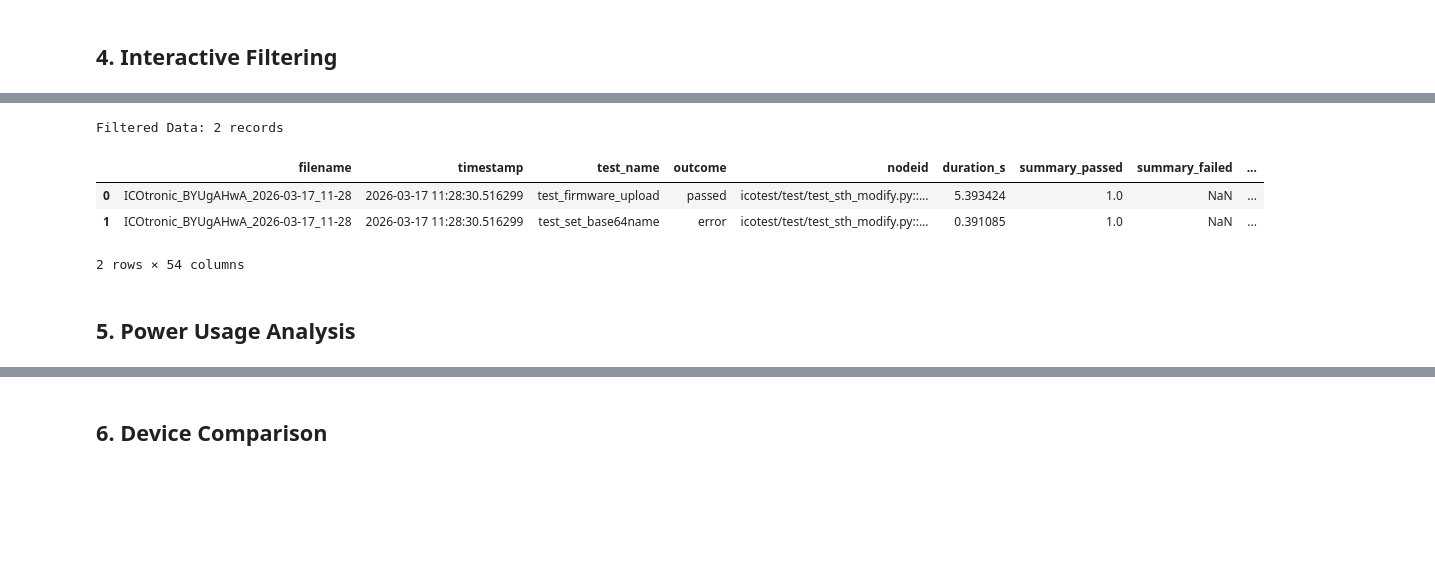
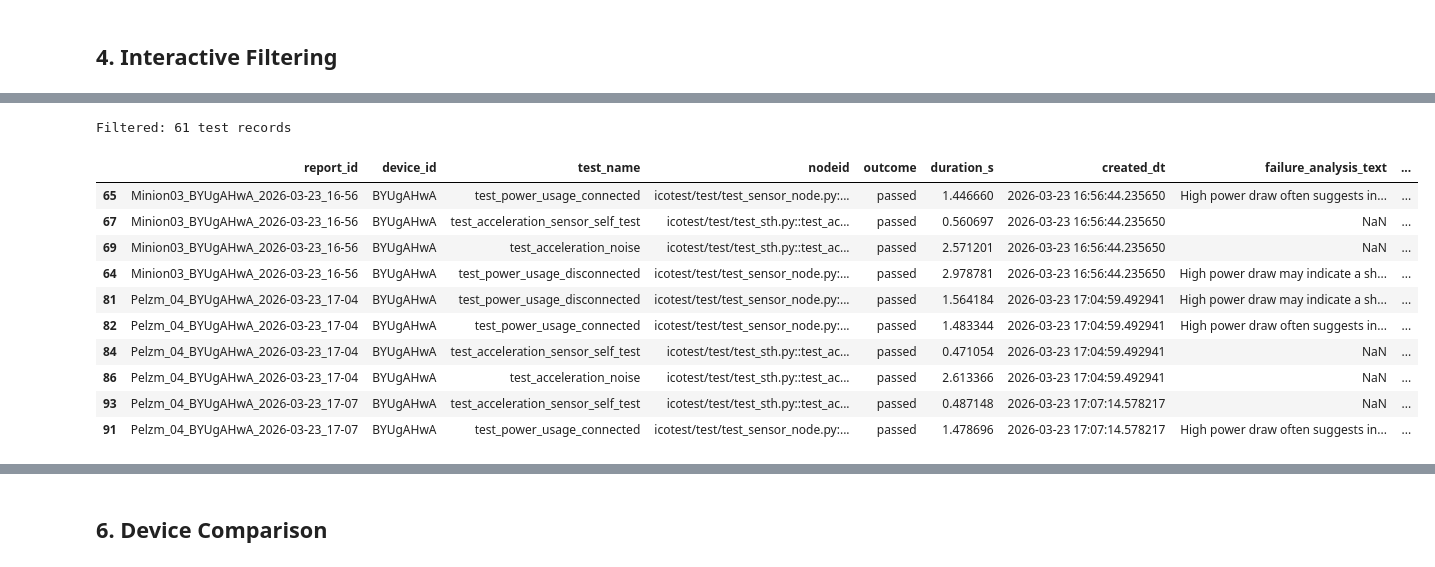
Before and after one commit to MyTooliT/ICOtest, a Jupyter notebook: notebooks/test_analysis.ipynb, the cells around one changed output, grey strips where cells are left out. Cells and saved outputs as stored; diff of their text form; code cells hidden in the pictures; blank space fills up the shorter version.

Commit message:
fix: handle base64 device names and utf8 gui output

```diff
--- a/notebooks/test_analysis.ipynb
+++ b/notebooks/test_analysis.ipynb
@@ -188,0 +228,20 @@ Columns: ['filename', 'timestamp', 'test_name', 'outcome', 'nodeid', 'duration_s
+# %%
+# Initialize data loader and load all reports
+loader = TestDataLoader()
+
+num_files = loader.find_reports()
+num_reports, num_tests, num_measurements = loader.load_all_reports()
+
+print(f"Found {num_files} report files")
+print(f"Loaded {num_reports} reports, {num_tests} tests, {num_measurements} measurements")
+
+# Create short aliases for convenience
+reports_df = loader.reports_df
+tests_df = loader.tests_df
+measurements_df = loader.measurements_df
+
+# Get device summary
+device_summary = loader.get_device_summary()
+print(f"\nUnique devices: {len(device_summary) if device_summary is not None else 0}")
+if device_summary is not None:
+    display(device_summary)
@@ -308,45 +410,45 @@ VBox(children=(Text(value='2026-02-10 16:26', description='Min Date:', placehold
 # %%
-# Create filtered dataset based on selections
-
+# Apply filters and get filtered data
 def get_filtered_data():
     """Apply all filters and return filtered DataFrame"""
-    df_filtered = analyzer.df.copy()
+    df = tests_df.copy()
 
     # Filter by device
     if device_selector.value:
-        df_filtered = df_filtered[df_filtered['filename'].isin(device_selector.value)]
+        df = df[df['device_id'].isin(device_selector.value)]
 
     # Filter by test
     if test_selector.value:
-        df_filtered = df_filtered[df_filtered['test_name'].isin(test_selector.value)]
+        df = df[df['test_name'].isin(test_selector.value)]
 
     # Filter by outcome
     if outcome_selector.value:
-        df_filtered = df_filtered[df_filtered['outcome'].isin(outcome_selector.value)]
+        df = df[df['outcome'].isin(outcome_selector.value)]
 
-    # Filter by date range using text widgets
+    # Filter by date range
     try:
-        min_date = datetime.strptime(min_date_widget.value, '%Y-%m-%d %H:%M') if min_date_widget.value else analyzer.df['timestamp'].min()
-        max_date = datetime.strptime(max_date_widget.value, '%Y-%m-%d %H:%M') if max_date_widget.value else analyzer.df['timestamp'].max()
+        start_date = datetime.strptime(min_date_widget.value, '%Y-%m-%d %H:%M') if min_date_widget.value else reports_df['created_dt'].min()
+        end_date = datetime.strptime(max_date_widget.value, '%Y-%m-%d %H:%M') if max_date_widget.value else reports_df['created_dt'].max()
 
-        df_filtered = df_filtered[
-            (df_filtered['timestamp'] >= min_date) &
-            (df_filtered['timestamp'] <= max_date)
-        ]
-    except ValueError as e:
-        print("Invalid date format. Use YYYY-MM-DD HH:MM")
+        df = df[(df['created_dt'] >= start_date) & (df['created_dt'] <= end_date)]
+    except ValueError:
+        print("Invalid date format. Using full range.")
 
-    return df_filtered.sort_values('timestamp')
+    return df.sort_values('created_dt')
 
-# Display filtered data
 df_filtered = get_filtered_data()
-print("Filtered Data: {} records".format(len(df_filtered)))
-display(df_filtered)
+print(f"\nFiltered: {len(df_filtered)} test records")
+display(df_filtered.head(10))
 # %% [output]
-Filtered Data: 2 records
+Filtered: 61 test records
-|  | filename | timestamp | test_name | outcome | nodeid | duration_s | summary_passed | summary_failed | ... |
-| 0 | ICOtronic_BYUgAHwA_2026-03-17_11-28 | 2026-03-17 11:28:30.516299 | test_firmware_upload | passed | icotest/test/test_sth_modify.py::... | 5.393424 | 1.0 | NaN | ... |
-| 1 | ICOtronic_BYUgAHwA_2026-03-17_11-28 | 2026-03-17 11:28:30.516299 | test_set_base64name | error | icotest/test/test_sth_modify.py::... | 0.391085 | 1.0 | NaN | ... |
+|  | report_id | device_id | test_name | nodeid | outcome | duration_s | created_dt | failure_analysis_text | ... |
+| 65 | Minion03_BYUgAHwA_2026-03-23_16-56 | BYUgAHwA | test_power_usage_connected | icotest/test/test_sensor_node.py:... | passed | 1.446660 | 2026-03-23 16:56:44.235650 | High power draw often suggests in... | ... |
+| 67 | Minion03_BYUgAHwA_2026-03-23_16-56 | BYUgAHwA | test_acceleration_sensor_self_test | icotest/test/test_sth.py::test_ac... | passed | 0.560697 | 2026-03-23 16:56:44.235650 | NaN | ... |
+| 69 | Minion03_BYUgAHwA_2026-03-23_16-56 | BYUgAHwA | test_acceleration_noise | icotest/test/test_sth.py::test_ac... | passed | 2.571201 | 2026-03-23 16:56:44.235650 | NaN | ... |
+| 64 | Minion03_BYUgAHwA_2026-03-23_16-56 | BYUgAHwA | test_power_usage_disconnected | icotest/test/test_sensor_node.py:... | passed | 2.978781 | 2026-03-23 16:56:44.235650 | High power draw may indicate a sh... | ... |
+| 81 | Pelzm_04_BYUgAHwA_2026-03-23_17-04 | BYUgAHwA | test_power_usage_disconnected | icotest/test/test_sensor_node.py:... | passed | 1.564184 | 2026-03-23 17:04:59.492941 | High power draw may indicate a sh... | ... |
+| 82 | Pelzm_04_BYUgAHwA_2026-03-23_17-04 | BYUgAHwA | test_power_usage_connected | icotest/test/test_sensor_node.py:... | passed | 1.483344 | 2026-03-23 17:04:59.492941 | High power draw often suggests in... | ... |
+| 84 | Pelzm_04_BYUgAHwA_2026-03-23_17-04 | BYUgAHwA | test_acceleration_sensor_self_test | icotest/test/test_sth.py::test_ac... | passed | 0.471054 | 2026-03-23 17:04:59.492941 | NaN | ... |
+| 86 | Pelzm_04_BYUgAHwA_2026-03-23_17-04 | BYUgAHwA | test_acceleration_noise | icotest/test/test_sth.py::test_ac... | passed | 2.613366 | 2026-03-23 17:04:59.492941 | NaN | ... |
+| 93 | Pelzm_04_BYUgAHwA_2026-03-23_17-07 | BYUgAHwA | test_acceleration_sensor_self_test | icotest/test/test_sth.py::test_ac... | passed | 0.487148 | 2026-03-23 17:07:14.578217 | NaN | ... |
+| 91 | Pelzm_04_BYUgAHwA_2026-03-23_17-07 | BYUgAHwA | test_power_usage_connected | icotest/test/test_sensor_node.py:... | passed | 1.478696 | 2026-03-23 17:07:14.578217 | High power draw often suggests in... | ... |
-2 rows × 54 columns
-# %% [markdown]
-## 5. Power Usage Analysis
```
Also changed, not shown: parts of 22 cells of this notebook, 26 other files.
